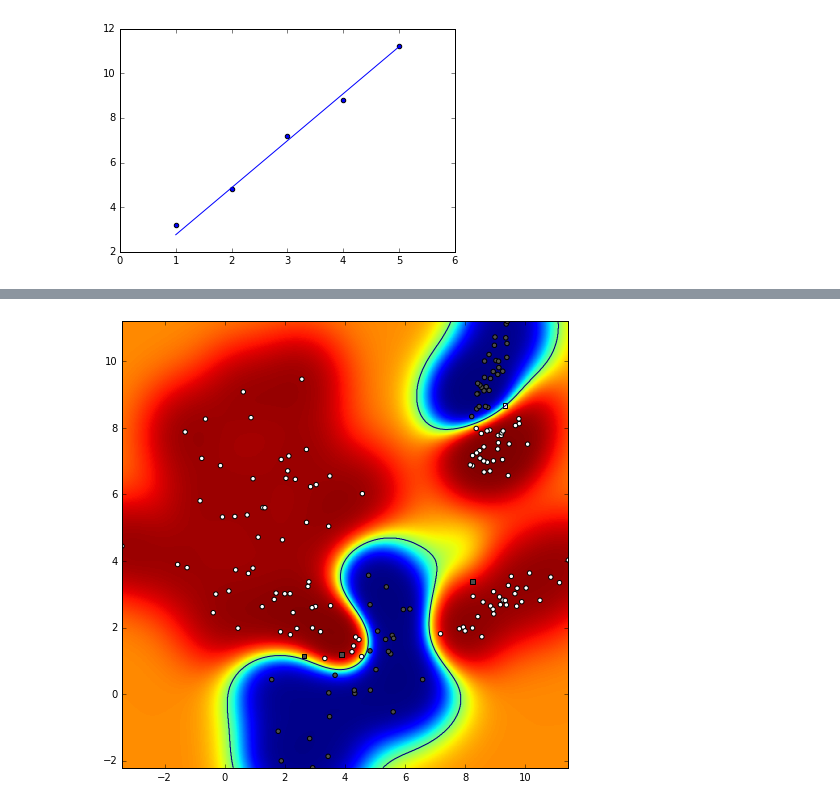
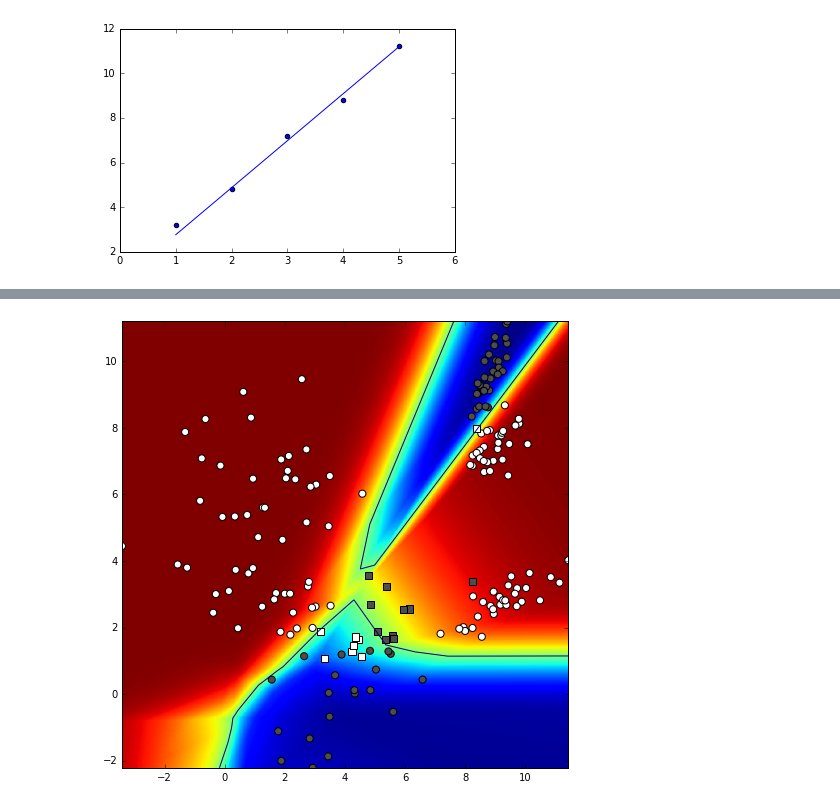
Before and after one commit to Mungosin/DeepLearning, a Jupyter notebook: Lab1/Lab1.ipynb, the cells around one changed output, grey strips where cells are left out. Drawn from its saved outputs; the diff is of its cells as text; code cells hidden in the pictures.

```diff
--- a/Lab1/Lab1.ipynb
+++ b/Lab1/Lab1.ipynb
@@ -292,8 +292,12 @@ class TFDeep:
 
         temp_W = tf.Variable(tf.random_normal([prev,layer[-1]]))
         temp_b = tf.Variable(tf.random_normal([layer[-1]]))
+        self.last_layer_w = temp_W
         out = tf.nn.softmax(tf.matmul(out,temp_W)+temp_b)
-        l2_reg += tf.nn.l2_loss(temp_W) + tf.nn.l2_loss(temp_b)
+        if l2_reg != None:
+            l2_reg += tf.nn.l2_loss(temp_W) + tf.nn.l2_loss(temp_b)
+        else:
+            l2_reg = tf.nn.l2_loss(temp_W) + tf.nn.l2_loss(temp_b)
 
         self.Y = out
 
@@ -317,7 +321,7 @@ class TFDeep:
 
         pass
 
-    def train(self, X, Yoh_, param_niter):
+    def train(self, X, Yoh_, param_niter, print_every=1000):
         """Arguments:
            - X: actual datapoints [NxD]
            - Yoh_: one-hot encoded labels [NxC]
@@ -329,6 +333,8 @@ class TFDeep:
         self.sess.run(tf.initialize_all_variables())
         for i in range(param_niter):
             _, loss = self.sess.run([self.optimizer, self.loss], feed_dict={self.X: X, self.Yoh_: Yoh_})
+            if i%print_every==0:
+                print "Iteration = %d, Loss = %f" % (i, loss)
         # optimizacijska petlja
         #   koristiti: tf.Session.run
         # ...
@@ -343,6 +349,9 @@ class TFDeep:
         return self.sess.run(self.Y,feed_dict={self.X:X})
         pass
 
+    def get_last_layer_weights(self):
+        return self.sess.run([self.last_layer_w])
+
     def __del__(self):
         self.sess.close()
 # %%
@@ -372,10 +381,10 @@ def predict_c1_class_tf(X):
         return tfLog.eval(X)[:,1]
     return classify
 
-def predict_c1_class_tf(X):
-    def classify(X):
-        return tfLog.scores(X)[1][:,1]
-    return classify
+# def predict_c1_class_tf(X):
+#     def classify(X):
+#         return tfLog.scores(X)[1][:,1]
+#     return classify
 
 C=2
 #seed = np.random.randint(0,500000)
@@ -384,17 +393,18 @@ np.random.seed(423245)
 #306285
 #423245
 layers = [2,5,5,3,2,2]
+layers = [2,10,10,2]
 input_data, expected_output = sample_gmm_2d(6,C,30)
 
 # tfLog = TFLogreg(2,C)
-#tfLog = TFDeep(layers)
-#tfLog.train(input_data,labels_to_one_hot(expected_output,C),10000)
-tfLog = KSVMWrap(input_data,expected_output)
+tfLog = TFDeep(layers,param_delta=0.01,param_lambda=0.01)
+tfLog.train(input_data,labels_to_one_hot(expected_output,C),10000)
+#tfLog = KSVMWrap(input_data,expected_output)
 decfun = predict_c1_class_tf(input_data)
 
 # evaluate the model on the train set
-#probs = tfLog.eval(input_data)
-probs = tfLog.scores(input_data)[1]
+probs = tfLog.eval(input_data)
+#probs = tfLog.scores(input_data)[1]
 
 # recover the predicted classes Y
 my_predictions = probs[:,1] >0.5
@@ -413,10 +423,12 @@ plt.ylim([ymin,ymax])
 
 possible_labels = np.array(range(C))
 mat = get_confusion_matrix(my_predictions,expected_output,possible_labels,True)
-prec, rec = eval_perf_multi(mat)
+accuracy, prec, rec = eval_perf_multi(mat)
 AP_c0 = eval_AP(expected_output[probs[:,0].argsort()],0)
 AP_c1 = eval_AP(expected_output[probs[:,1].argsort()],1)
 
+print "accuracy"
+print accuracy
 print "precision"
 print prec
 print "recall"
@@ -430,6 +442,7 @@ graph_surface(decfun, bbox, offset=0.5)
 
 # graph the data points
 graph_data(input_data, expected_output, my_predictions)
+#graph_data(input_data, expected_output, my_predictions,special=tfLog.support())
 
 # show the plot
 plt.show()
@@ -448 +467 @@ AP_c1
-[figure, old version]
+[figure, new version]
```
Also changed, not shown: parts of 5 cells of this notebook, 15 other files.
